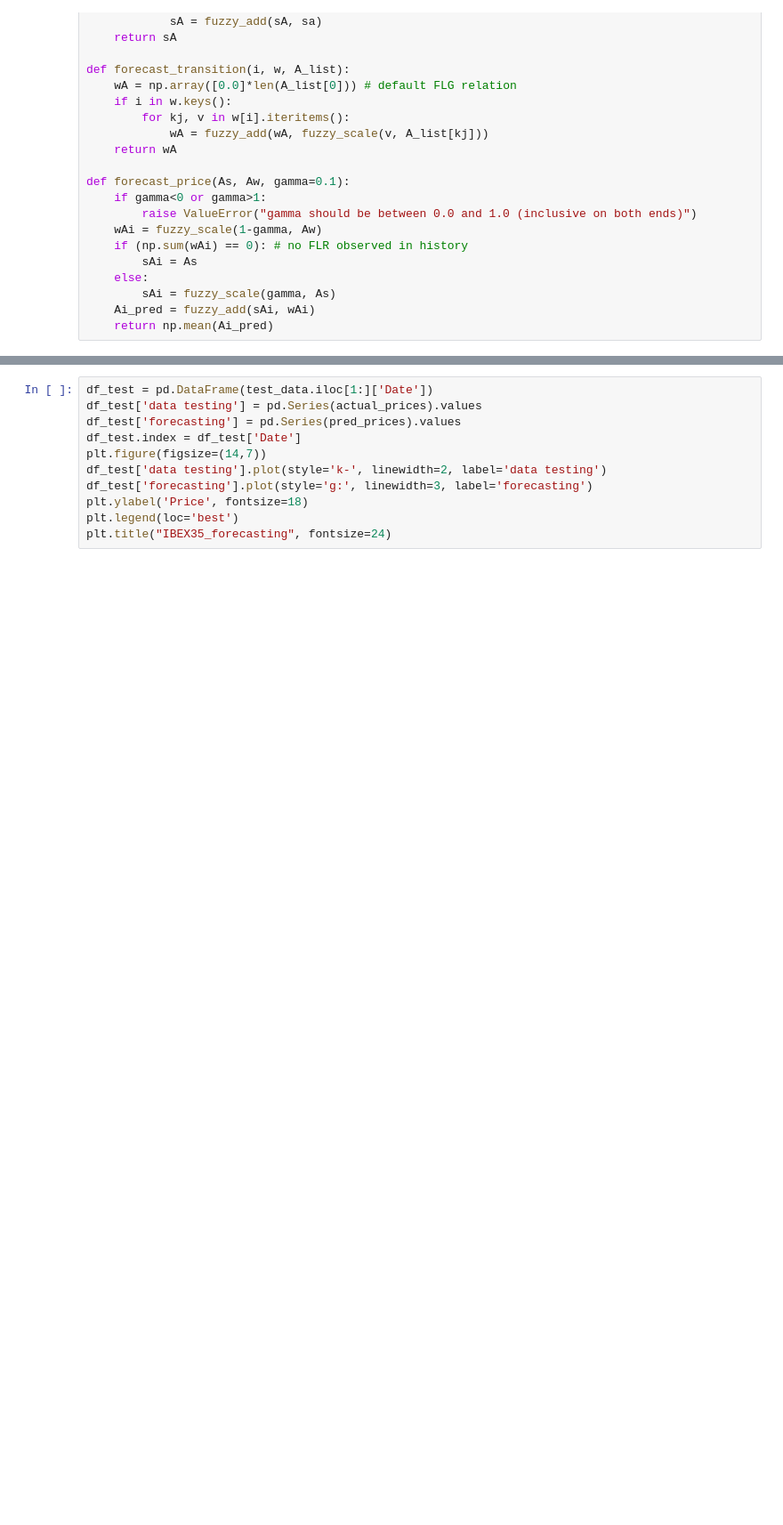
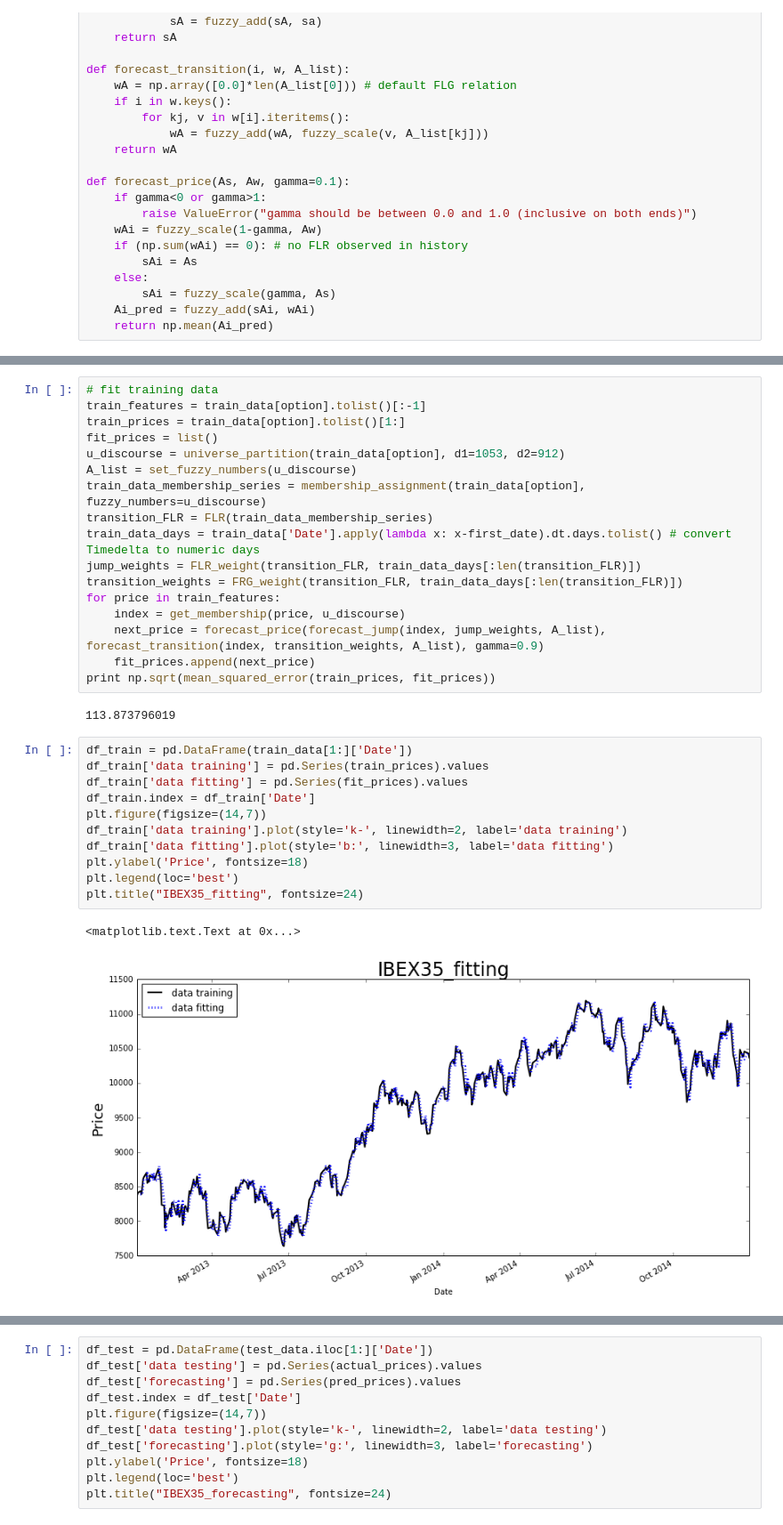
Before and after one commit to jerry-shijieli/StockPrediction, a Jupyter notebook: code/stock_prediction_v5.ipynb, the cells around one changed output, grey strips where cells are left out. Shown at 89% size. Saved outputs shown, nothing was run; the diff lists cells and outputs as text; blank space fills up the shorter version.

```diff
--- a/code/stock_prediction_v5.ipynb
+++ b/code/stock_prediction_v5.ipynb
@@ -140 +142,34 @@ first_date = train_data['Date'][0] - pd.DateOffset(days=1)
+# %%
+# fit training data
+train_features = train_data[option].tolist()[:-1]
+train_prices = train_data[option].tolist()[1:]
+fit_prices = list()
+u_discourse = universe_partition(train_data[option], d1=1053, d2=912)
+A_list = set_fuzzy_numbers(u_discourse)
+train_data_membership_series = membership_assignment(train_data[option], fuzzy_numbers=u_discourse)
+transition_FLR = FLR(train_data_membership_series)
+train_data_days = train_data['Date'].apply(lambda x: x-first_date).dt.days.tolist() # convert Timedelta to numeric days
+jump_weights = FLR_weight(transition_FLR, train_data_days[:len(transition_FLR)])
+transition_weights = FRG_weight(transition_FLR, train_data_days[:len(transition_FLR)])
+for price in train_features:
+    index = get_membership(price, u_discourse)
+    next_price = forecast_price(forecast_jump(index, jump_weights, A_list), forecast_transition(index, transition_weights, A_list), gamma=0.9)
+    fit_prices.append(next_price)
+print np.sqrt(mean_squared_error(train_prices, fit_prices))
+# %% [output]
+113.873796019
+# %%
+df_train = pd.DataFrame(train_data[1:]['Date'])
+df_train['data training'] = pd.Series(train_prices).values
+df_train['data fitting'] = pd.Series(fit_prices).values
+df_train.index = df_train['Date']
+plt.figure(figsize=(14,7))
+df_train['data training'].plot(style='k-', linewidth=2, label='data training')
+df_train['data fitting'].plot(style='b:', linewidth=3, label='data fitting')
+plt.ylabel('Price', fontsize=18)
+plt.legend(loc='best')
+plt.title("IBEX35_fitting", fontsize=24)
+# %% [output]
+<matplotlib.text.Text at 0x...>
+[figure, added]
 # %%
```
Also changed, not shown: parts of 2 cells of this notebook, 4 other files.
